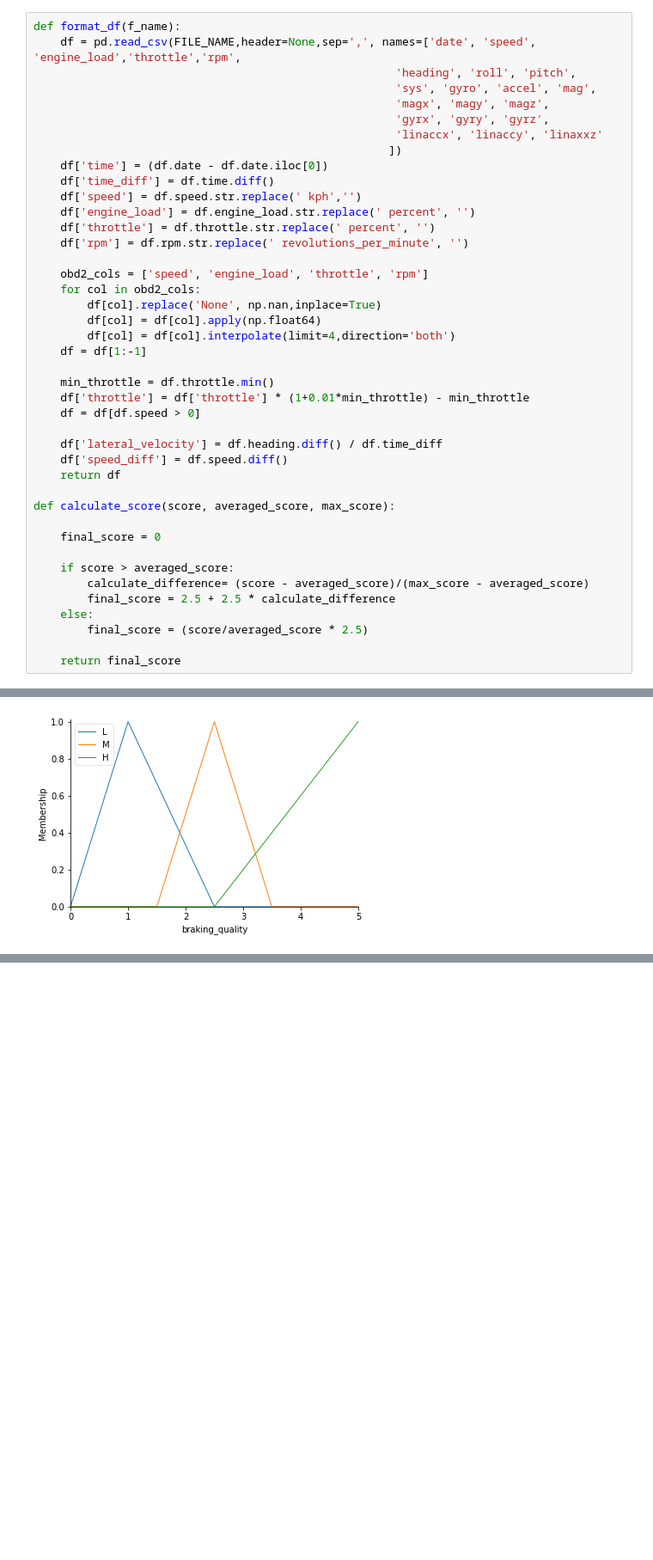
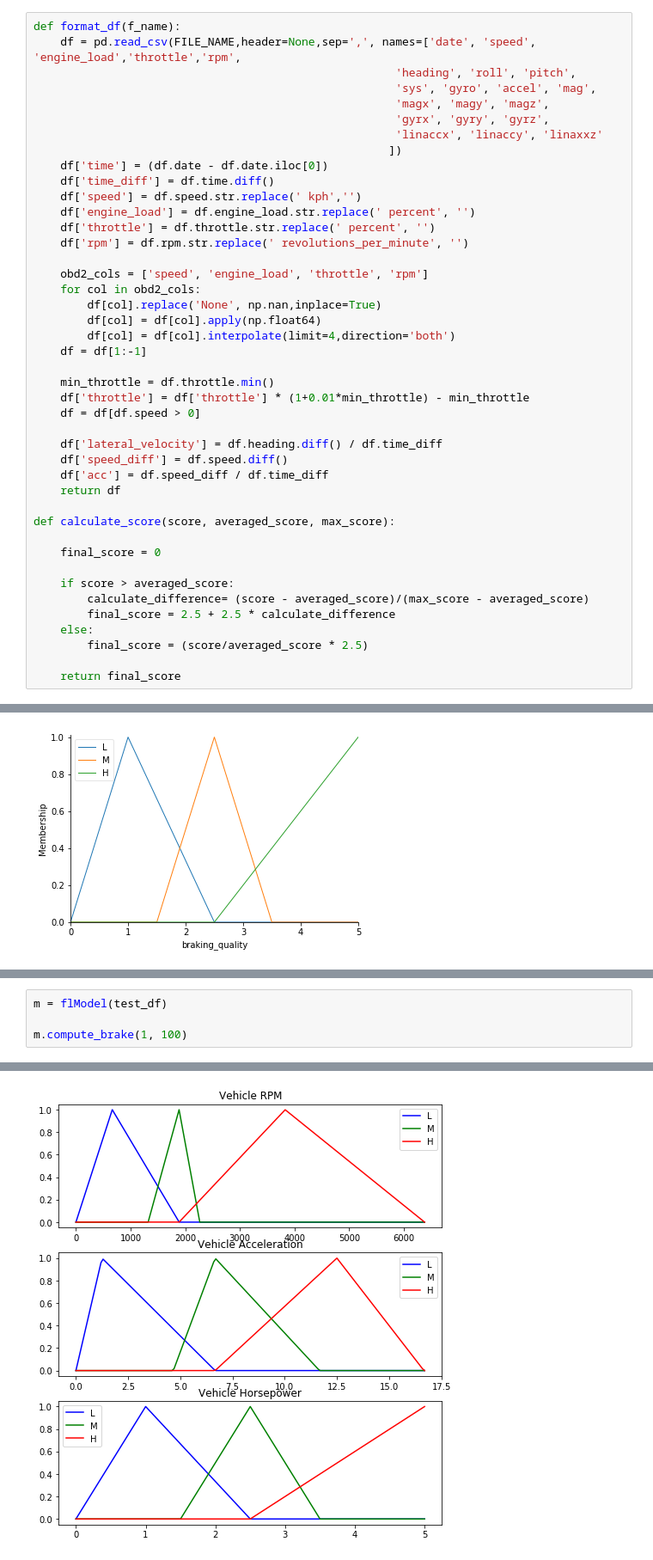
Before and after one commit to trentlavoie/fydp, a Jupyter notebook: notebooks/rec/preprocess_hardware_data_2.ipynb, the cells around one changed output, grey strips where cells are left out. Shown at 86% size. Drawn from its saved outputs; the diff is of its cells as text; blank space fills up the shorter version.

```diff
--- a/notebooks/rec/preprocess_hardware_data_2.ipynb
+++ b/notebooks/rec/preprocess_hardware_data_2.ipynb
@@ -60,6 +61,7 @@ def format_df(f_name):
 
     df['lateral_velocity'] = df.heading.diff() / df.time_diff
     df['speed_diff'] = df.speed.diff()
+    df['acc'] = df.speed_diff / df.time_diff
     return df
 
 def calculate_score(score, averaged_score, max_score):
@@ -282,0 +545,5 @@ lateral_score = calculate_score(7, 3, 10)
+# %%
+m = flModel(test_df)
+
+m.compute_brake(1, 100)
+# %% [output]
@@ -282,0 +551 @@ lateral_score = calculate_score(7, 3, 10)
+[figure, added]
```
Also changed, not shown: parts of 6 cells of this notebook.
